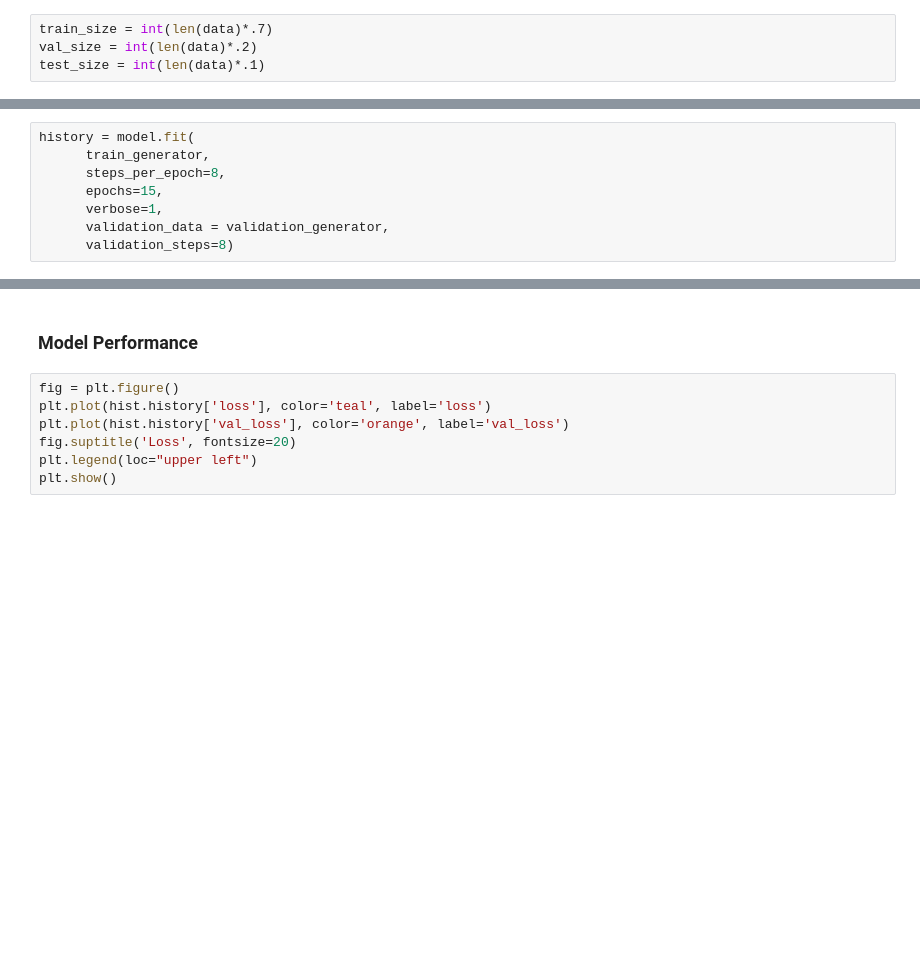
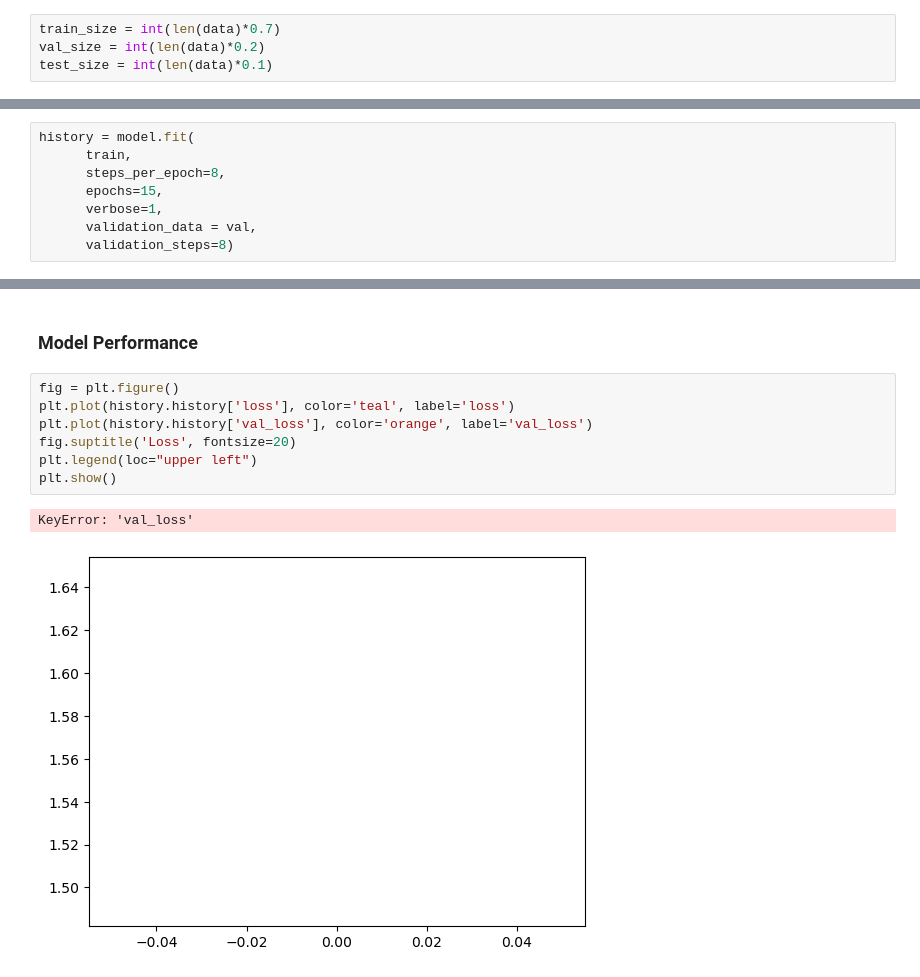
Before and after one commit to Emmantheo/facial-detection, a Jupyter notebook: note.ipynb, the cells around one changed output, grey strips where cells are left out. Drawn from its saved outputs; the diff is of its cells as text; blank space fills up the shorter version.

```diff
--- a/note.ipynb
+++ b/note.ipynb
@@ -121,4 +121,4 @@ data.as_numpy_iterator().next()
 # %%
-train_size = int(len(data)*.7)
-val_size = int(len(data)*.2)
-test_size = int(len(data)*.1)
+train_size = int(len(data)*0.7)
+val_size = int(len(data)*0.2)
+test_size = int(len(data)*0.1)
@@ -175,8 +211,8 @@ validation_generator = validation_datagen.flow_from_directory(
 # %%
 history = model.fit(
-      train_generator,
+      train,
       steps_per_epoch=8,
       epochs=15,
       verbose=1,
-      validation_data = validation_generator,
+      validation_data = val,
       validation_steps=8)
@@ -184,10 +224,13 @@ history = model.fit(
 ### Model Performance
 # %%
 fig = plt.figure()
-plt.plot(hist.history['loss'], color='teal', label='loss')
-plt.plot(hist.history['val_loss'], color='orange', label='val_loss')
+plt.plot(history.history['loss'], color='teal', label='loss')
+plt.plot(history.history['val_loss'], color='orange', label='val_loss')
 fig.suptitle('Loss', fontsize=20)
 plt.legend(loc="upper left")
 plt.show()
+# %% [output]
+KeyError: 'val_loss'
+[figure, added]
 # %%
 fig = plt.figure()
```
Also changed, not shown: parts of 12 cells of this notebook, 46 other files.
